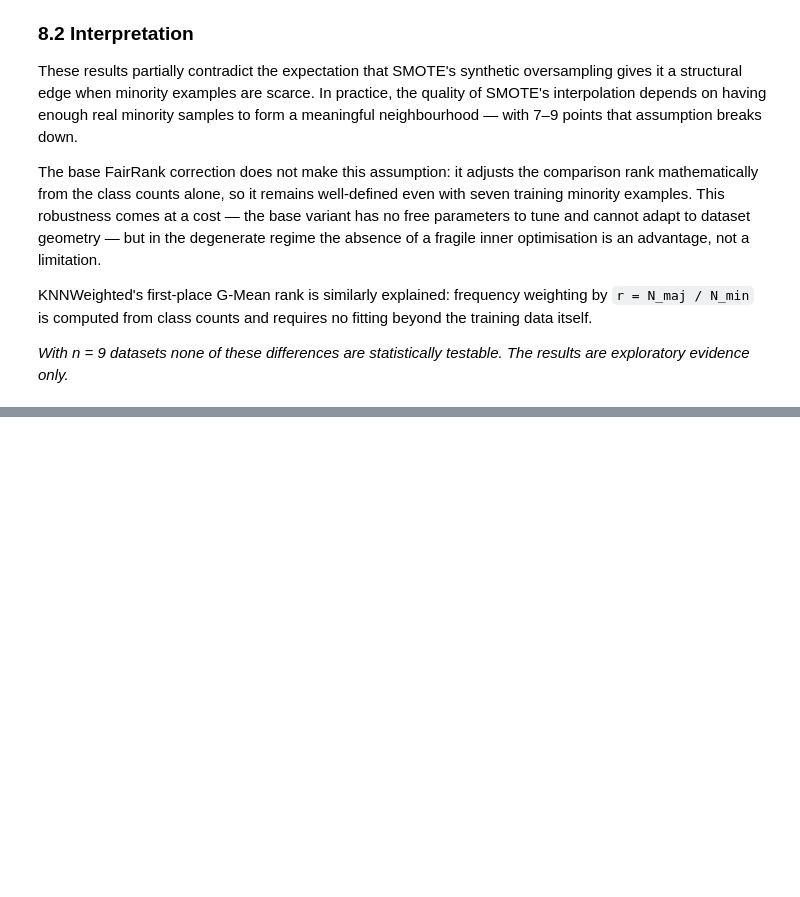
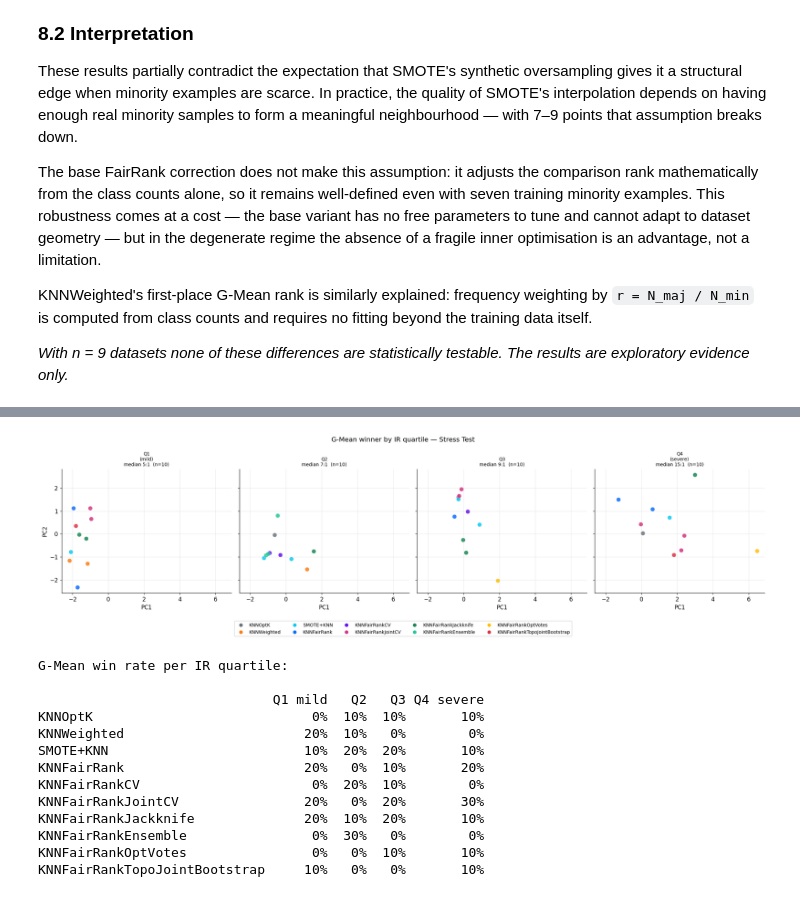
Before and after one commit to zepaulo333/knn_classimbalance, a Jupyter notebook: notebooks/entrega_final.ipynb, the cells around one changed output, grey strips where cells are left out. Cells and saved outputs as stored; diff of their text form; code cells hidden in the pictures; blank space fills up the shorter version.

```diff
--- a/notebooks/entrega_final.ipynb
+++ b/notebooks/entrega_final.ipynb
@@ -1733,0 +1193,68 @@ Taken together, §9.3, §9.5b, and §9.6 tell a consistent story: the instance s
+# %%
+# ── 9.3 Stress test — winner shift across IR quartiles ───────────────────
+_isa_ir = isa_meta[["dataset", "PC1", "PC2"]].merge(
+    ds_meta[["dataset", "IR"]], on="dataset", how="left"
+).copy()
+_isa_ir["imbalance_level"] = 1.0 / _isa_ir["IR"]   # majority/minority (higher = more imbalanced)
+_isa_ir["IR_Q"] = pd.qcut(
+    _isa_ir["imbalance_level"], q=4,
+    labels=["Q1\n(mild)", "Q2", "Q3", "Q4\n(severe)"]
+)
+_isa_ir = _isa_ir.merge(
+    _win_df[["dataset", "g_mean_winner", "mcc_winner", "pr_auc_winner"]],
+    on="dataset", how="left"
+)
+
+fig, axes = plt.subplots(1, 4, figsize=(20, 5), sharex=True, sharey=True)
+for ax, (q_label, qd) in zip(axes, _isa_ir.groupby("IR_Q", observed=True)):
+    for algo in ALGOS:
+        mask = qd["g_mean_winner"] == algo
+        if not mask.any():
+            continue
+        ax.scatter(qd.loc[mask, "PC1"], qd.loc[mask, "PC2"],
+                   color=PALETTE[algo], s=70, alpha=0.85,
+                   edgecolors="white", linewidths=0.4)
+    _med = qd["imbalance_level"].median()
+    ax.set_title(f"{q_label}\nmedian {_med:.0f}:1  (n={len(qd)})", fontsize=9)
+    ax.set_xlabel("PC1")
+axes[0].set_ylabel("PC2")
+
+_st_handles = [
+    plt.Line2D([0], [0], marker='o', color='w', markerfacecolor=PALETTE[a],
+               markersize=8, label=a)
+    for a in ALGOS
+]
+fig.legend(handles=_st_handles, loc="lower center", ncol=5,
+           bbox_to_anchor=(0.5, -0.12), fontsize=9, frameon=True)
+plt.suptitle("G-Mean winner by IR quartile — Stress Test", fontsize=13)
+plt.tight_layout()
+plt.savefig("results/figures/isa_stress_test.png", bbox_inches="tight")
+plt.show()
+
+# ── Win-rate summary: do any algorithms consistently gain/lose as IR grows? ─
+print("G-Mean win rate per IR quartile:\n")
+_q_labels_st = ["Q1 mild", "Q2", "Q3", "Q4 severe"]
+_wrate = {}
+for algo in ALGOS:
+    rates = [(qd["g_mean_winner"] == algo).mean()
+             for _, qd in _isa_ir.groupby("IR_Q", observed=True)]
+    if sum(rates) > 0:
+        _wrate[algo] = [f"{r:.0%}" for r in rates]
+
+_wrate_df = pd.DataFrame(_wrate, index=_q_labels_st).T
+print(_wrate_df[_wrate_df.apply(lambda r: any(x != "0%" for x in r), axis=1)].to_string())
+# %% [output]
+[figure, added]
+G-Mean win rate per IR quartile:
+
+                              Q1 mild   Q2   Q3 Q4 severe
+KNNOptK                            0%  10%  10%       10%
+KNNWeighted                       20%  10%   0%        0%
+SMOTE+KNN                         10%  20%  20%       10%
+KNNFairRank                       20%   0%  10%       20%
+KNNFairRankCV                      0%  20%  10%        0%
+KNNFairRankJointCV                20%   0%  20%       30%
+KNNFairRankJackknife              20%  10%  20%       10%
+KNNFairRankEnsemble                0%  30%   0%        0%
+KNNFairRankOptVotes                0%   0%  10%       10%
+KNNFairRankTopoJointBootstrap     10%   0%   0%       10%
```
Also changed, not shown: parts of 24 cells of this notebook, 11 other files.
